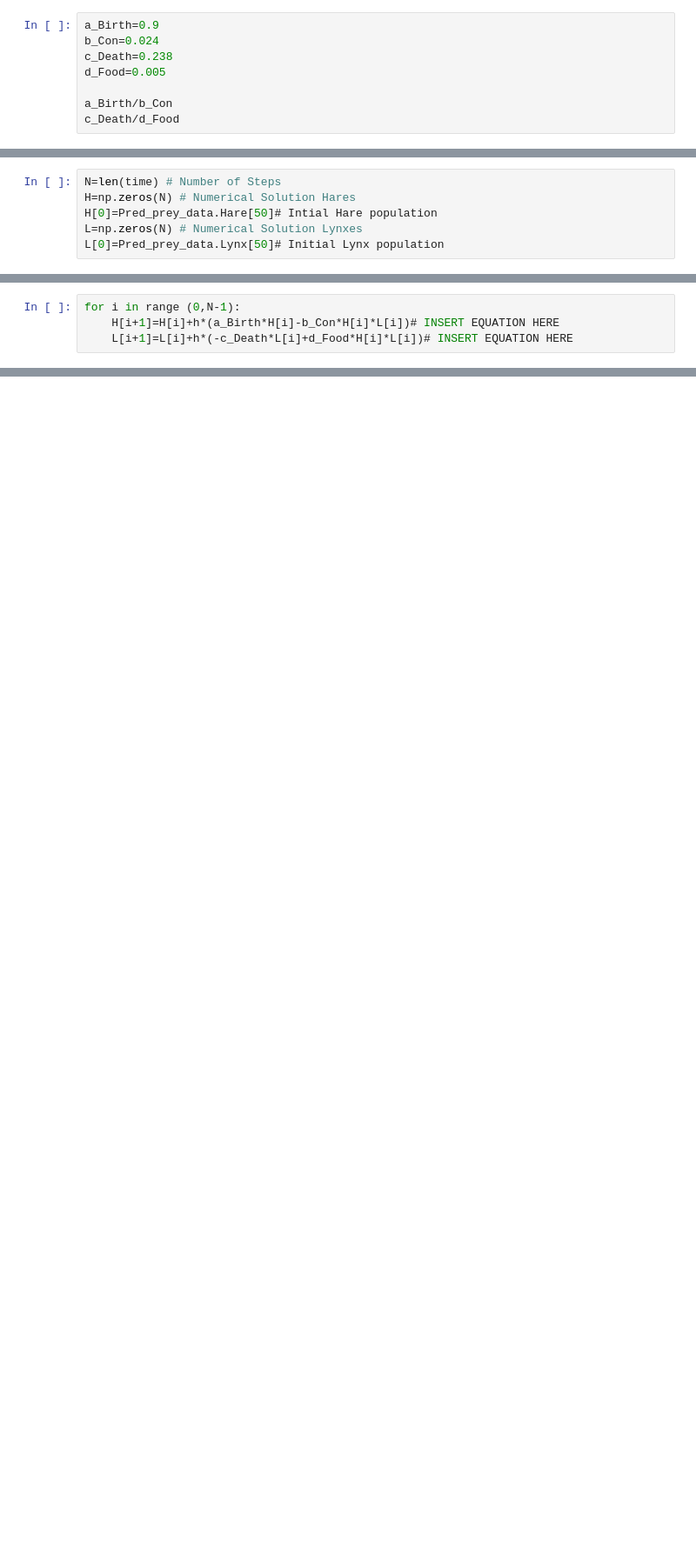
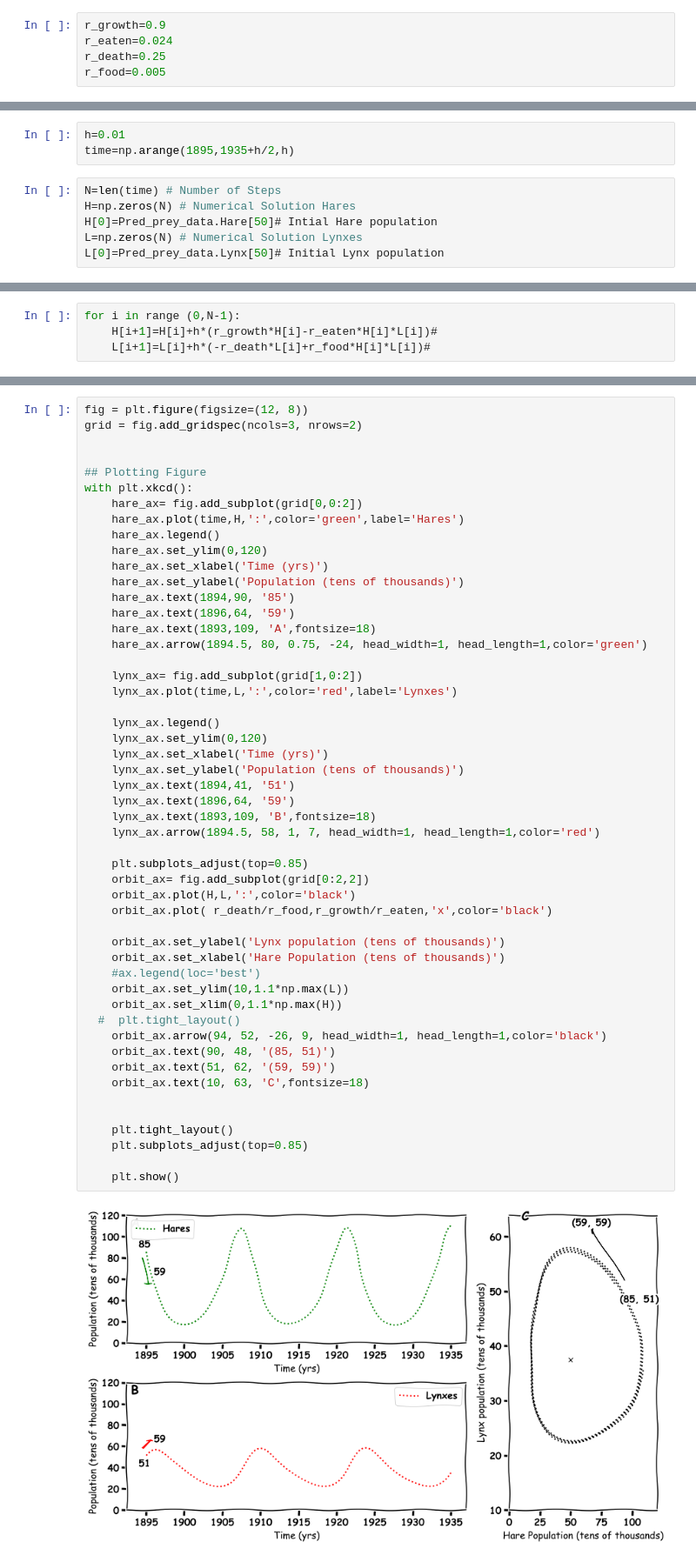
Before and after one commit to john-s-butler-dit/Predator-Prey-for-Young-Minds, a Jupyter notebook: Snow Hares and Lynxes Frontiers for Young Minds.ipynb, the cells around one changed output, grey strips where cells are left out. Shown at 87% size. Drawn from its saved outputs; the diff is of its cells as text; blank space fills up the shorter version.

```diff
--- a/Snow Hares and Lynxes Frontiers for Young Minds.ipynb
+++ b/Snow Hares and Lynxes Frontiers for Young Minds.ipynb
@@ -78,8 +148,5 @@ this set of equations models the interaction between snow hares (H) and lynxes (
 # %%
-a_Birth=0.9
-b_Con=0.024
-c_Death=0.238
-d_Food=0.005
-
-a_Birth/b_Con
-c_Death/d_Food
+r_growth=0.9
+r_eaten=0.024
+r_death=0.25
+r_food=0.005
@@ -109,3 +162,6 @@ plt.show()
+# %%
+h=0.01
+time=np.arange(1895,1935+h/2,h)
 # %%
 N=len(time) # Number of Steps
 H=np.zeros(N) # Numerical Solution Hares
@@ -124,5 +180,5 @@ L[i+1] = L[i]+ h*\big(-c_{Death}*H[i]+d_{Food}*H[i]*L[i] \big)
 where $h$ is the stepsize and  $H[i]$ and $L[i]$ is the numerical approximation of the hare $H(t_i)$ and Lynx $L(t_i)$ at time $t_i$, for $i=0,...,N$
 # %%
 for i in range (0,N-1):
-    H[i+1]=H[i]+h*(a_Birth*H[i]-b_Con*H[i]*L[i])# INSERT EQUATION HERE
-    L[i+1]=L[i]+h*(-c_Death*L[i]+d_Food*H[i]*L[i])# INSERT EQUATION HERE
+    H[i+1]=H[i]+h*(r_growth*H[i]-r_eaten*H[i]*L[i])#
+    L[i+1]=L[i]+h*(-r_death*L[i]+r_food*H[i]*L[i])#
@@ -485,0 +188,53 @@ with plt.xkcd():
+# %%
+fig = plt.figure(figsize=(12, 8))
+grid = fig.add_gridspec(ncols=3, nrows=2)
+
+
+## Plotting Figure
+with plt.xkcd():
+    hare_ax= fig.add_subplot(grid[0,0:2])
+    hare_ax.plot(time,H,':',color='green',label='Hares')
+    hare_ax.legend()
+    hare_ax.set_ylim(0,120)
+    hare_ax.set_xlabel('Time (yrs)')
+    hare_ax.set_ylabel('Population (tens of thousands)')
+    hare_ax.text(1894,90, '85')
+    hare_ax.text(1896,64, '59')
+    hare_ax.text(1893,109, 'A',fontsize=18)
+    hare_ax.arrow(1894.5, 80, 0.75, -24, head_width=1, head_length=1,color='green')
+
+    lynx_ax= fig.add_subplot(grid[1,0:2])
+    lynx_ax.plot(time,L,':',color='red',label='Lynxes')
+
+    lynx_ax.legend()
+    lynx_ax.set_ylim(0,120)
+    lynx_ax.set_xlabel('Time (yrs)')
+    lynx_ax.set_ylabel('Population (tens of thousands)')
+    lynx_ax.text(1894,41, '51')
+    lynx_ax.text(1896,64, '59')
+    lynx_ax.text(1893,109, 'B',fontsize=18)
+    lynx_ax.arrow(1894.5, 58, 1, 7, head_width=1, head_length=1,color='red')
+
+    plt.subplots_adjust(top=0.85)
+    orbit_ax= fig.add_subplot(grid[0:2,2])
+    orbit_ax.plot(H,L,':',color='black')
+    orbit_ax.plot( r_death/r_food,r_growth/r_eaten,'x',color='black')
+
+    orbit_ax.set_ylabel('Lynx population (tens of thousands)')
+    orbit_ax.set_xlabel('Hare Population (tens of thousands)')
+    #ax.legend(loc='best')
+    orbit_ax.set_ylim(10,1.1*np.max(L))
+    orbit_ax.set_xlim(0,1.1*np.max(H))
+  #  plt.tight_layout()
+    orbit_ax.arrow(94, 52, -26, 9, head_width=1, head_length=1,color='black')
+    orbit_ax.text(90, 48, '(85, 51)')
+    orbit_ax.text(51, 62, '(59, 59)')
+    orbit_ax.text(10, 63, 'C',fontsize=18)
+
+
+    plt.tight_layout()
+    plt.subplots_adjust(top=0.85)
+
+    plt.show()
+# %% [output]
+[figure, added]
```
Also changed, not shown: parts of 44 cells of this notebook, 2 other files.
